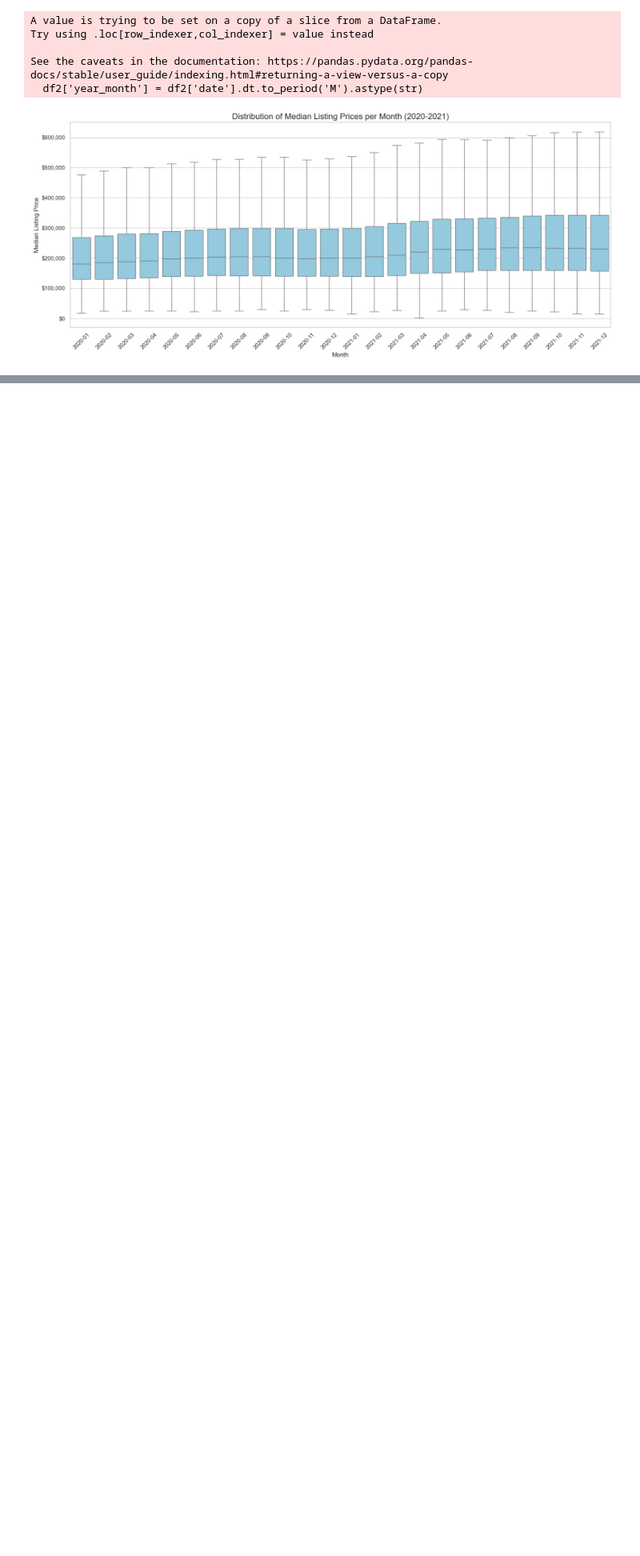
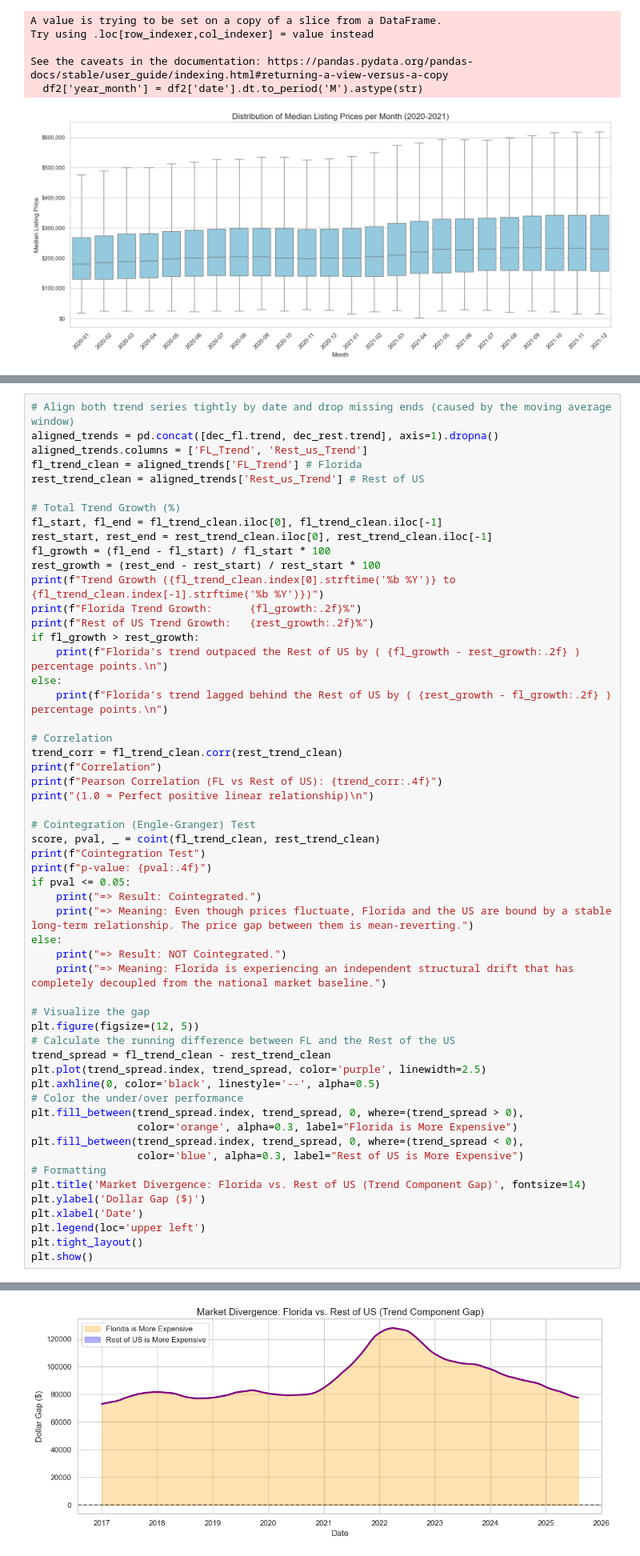
Before and after one commit to walde363/covid-housing-forecast, a Jupyter notebook: notebooks/timeseries.ipynb, the cells around one changed output, grey strips where cells are left out. Shown at 80% size. Drawn from its saved outputs; the diff is of its cells as text; blank space fills up the shorter version.

Commit message:
added price gap analysis to time series notebook and visual

```diff
--- a/notebooks/timeseries.ipynb
+++ b/notebooks/timeseries.ipynb
@@ -242,3 +243,59 @@ p-value: 0.0950
 => Fail to reject the null hypothesis: The series is Non-Stationary (has a unit root).
 [figure]
 [figure]
+# %%
+# Align both trend series tightly by date and drop missing ends (caused by the moving average window)
+aligned_trends = pd.concat([dec_fl.trend, dec_rest.trend], axis=1).dropna()
+aligned_trends.columns = ['FL_Trend', 'Rest_us_Trend']
+fl_trend_clean = aligned_trends['FL_Trend'] # Florida
+rest_trend_clean = aligned_trends['Rest_us_Trend'] # Rest of US
+
+# Total Trend Growth (%)
+fl_start, fl_end = fl_trend_clean.iloc[0], fl_trend_clean.iloc[-1]
+rest_start, rest_end = rest_trend_clean.iloc[0], rest_trend_clean.iloc[-1]
+fl_growth = (fl_end - fl_start) / fl_start * 100
+rest_growth = (rest_end - rest_start) / rest_start * 100
+print(f"Trend Growth ({fl_trend_clean.index[0].strftime('%b %Y')} to {fl_trend_clean.index[-1].strftime('%b %Y')})")
+print(f"Florida Trend Growth:      {fl_growth:.2f}%")
+print(f"Rest of US Trend Growth:   {rest_growth:.2f}%")
+if fl_growth > rest_growth:
+    print(f"Florida's trend outpaced the Rest of US by ( {fl_growth - rest_growth:.2f} ) percentage points.\n")
+else:
+    print(f"Florida's trend lagged behind the Rest of US by ( {rest_growth - fl_growth:.2f} ) percentage points.\n")
+
+# Correlation
+trend_corr = fl_trend_clean.corr(rest_trend_clean)
+print(f"Correlation")
+print(f"Pearson Correlation (FL vs Rest of US): {trend_corr:.4f}")
+print("(1.0 = Perfect positive linear relationship)\n")
+
+# Cointegration (Engle-Granger) Test
+score, pval, _ = coint(fl_trend_clean, rest_trend_clean)
+print(f"Cointegration Test")
+print(f"p-value: {pval:.4f}")
+if pval <= 0.05:
+    print("=> Result: Cointegrated.")
+    print("=> Meaning: Even though prices fluctuate, Florida and the US are bound by a stable long-term relationship. The price gap between them is mean-reverting.")
+else:
+    print("=> Result: NOT Cointegrated.")
+    print("=> Meaning: Florida is experiencing an independent structural drift that has completely decoupled from the national market baseline.")
+
+# Visualize the gap
+plt.figure(figsize=(12, 5))
+# Calculate the running difference between FL and the Rest of the US
+trend_spread = fl_trend_clean - rest_trend_clean
+plt.plot(trend_spread.index, trend_spread, color='purple', linewidth=2.5)
+plt.axhline(0, color='black', linestyle='--', alpha=0.5)
+# Color the under/over performance
+plt.fill_between(trend_spread.index, trend_spread, 0, where=(trend_spread > 0),
+                 color='orange', alpha=0.3, label="Florida is More Expensive")
+plt.fill_between(trend_spread.index, trend_spread, 0, where=(trend_spread < 0),
+                 color='blue', alpha=0.3, label="Rest of US is More Expensive")
+# Formatting
+plt.title('Market Divergence: Florida vs. Rest of US (Trend Component Gap)', fontsize=14)
+plt.ylabel('Dollar Gap ($)')
+plt.xlabel('Date')
+plt.legend(loc='upper left')
+plt.tight_layout()
+plt.show()
+# %% [output]
@@ -244,0 +315 @@ p-value: 0.0950
+[figure, added]
```
Also changed, not shown: parts of 3 cells of this notebook, 1 other file.
